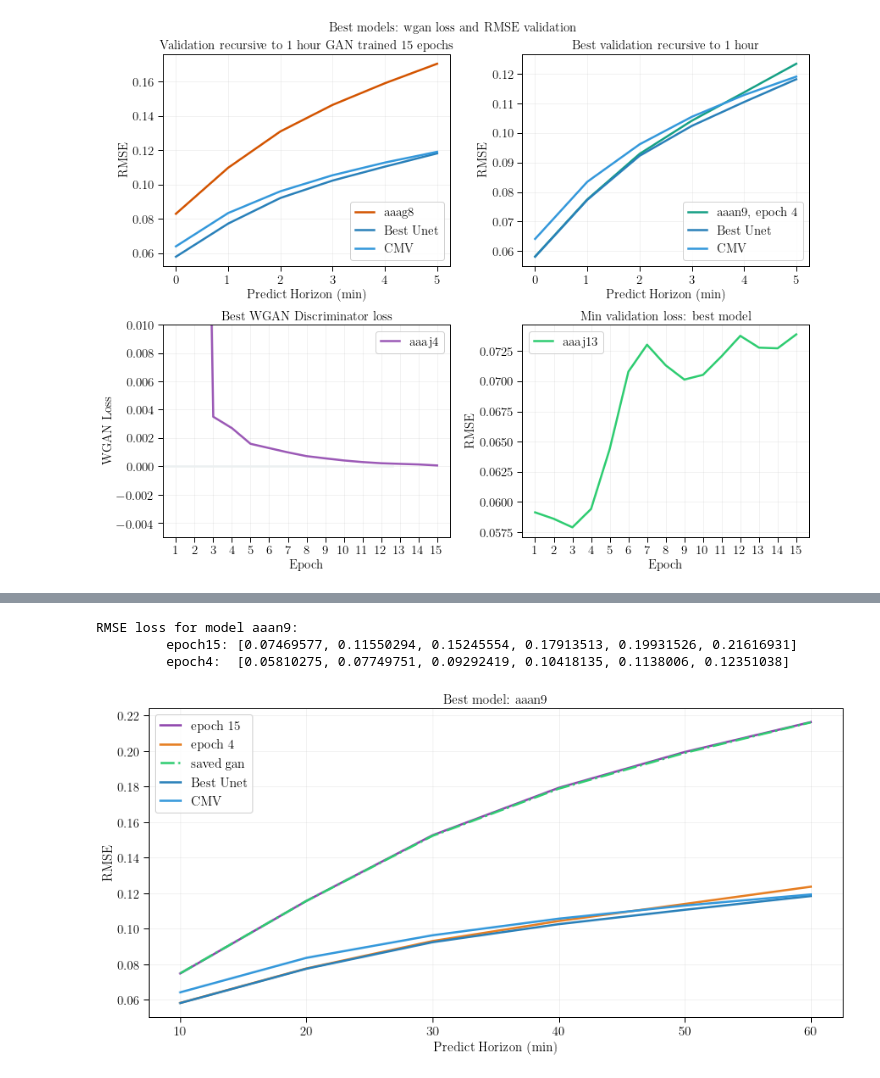
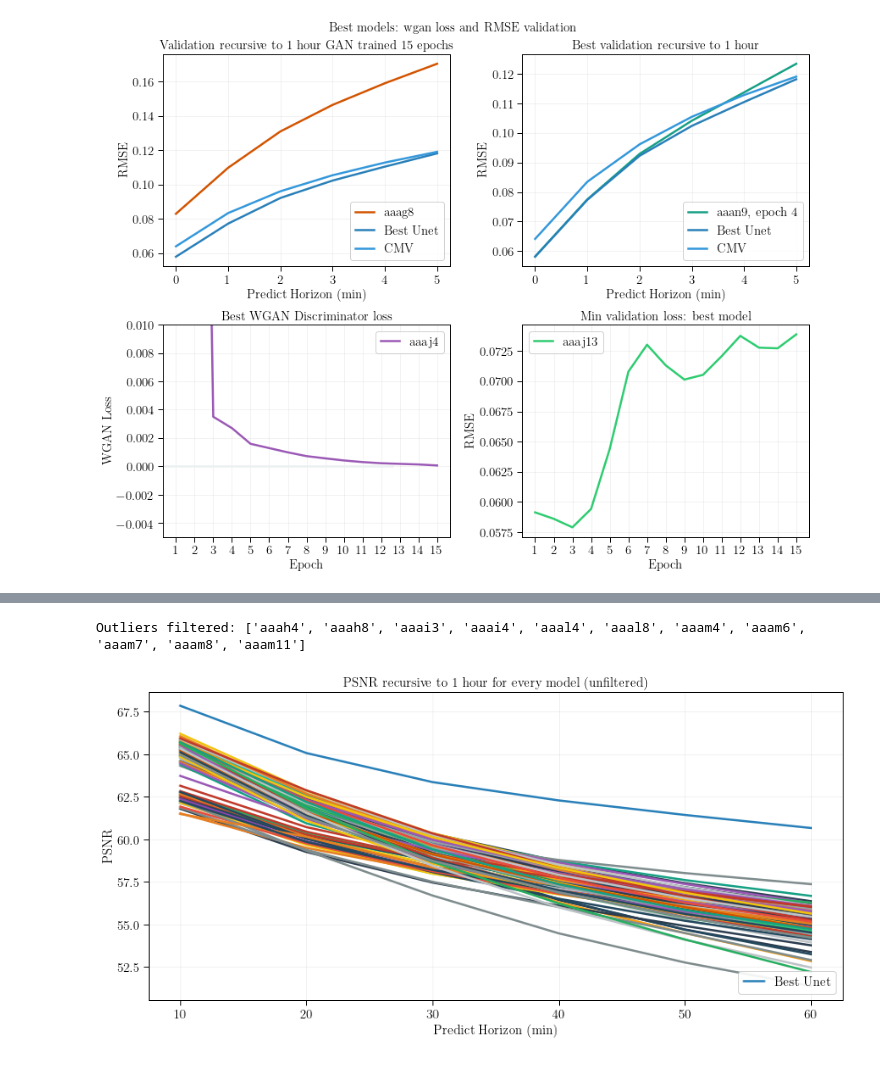
Before and after one commit to francomozo/deepCloud-latex-plots, a Jupyter notebook: deepCloud_doc_plots.ipynb, the cells around one changed output, grey strips where cells are left out. Saved outputs shown, nothing was run; the diff lists cells and outputs as text; code cells hidden in the pictures.

```diff
--- a/deepCloud_doc_plots.ipynb
+++ b/deepCloud_doc_plots.ipynb
@@ -1302,0 +1284,5 @@ aaan9
+# %%
+json_file = open('outputs/eval_exp_aaag-n_SSIM_PSNR_15ep.json')
+
+gan_exp_ssim_psnr_15ep = json.load(json_file)
+print(gan_exp_ssim_psnr_15ep.keys())
@@ -1302,0 +1291,8 @@ aaan9
+# %%
+persistencia_ssim = [0.58667306, 0.54682800, 0.52412776, 0.50838442, 0.49803107, 0.48533539]
+cmv_ssim = [0.73535717, 0.67301539, 0.64114685, 0.62226869, 0.61103228, 0.59769491]
+best_unet_ssim = [0.72984240, 0.66406355, 0.62922091, 0.61061457, 0.59787092, 0.57899503]
+
+persistencia_psnr = [0.23437698, 0.21489643, 0.203668400, 0.195894860, 0.190596280, 0.18610141]
+cmv_psnr = [0.26057745, 0.23471412, 0.220369520, 0.210825980, 0.204466350, 0.19923128]
+best_unet_psnr = [67.8386972, 65.0592290, 63.35197882, 62.27560698, 61.42294442, 60.65413292]
@@ -1303,20 +1485,15 @@ aaan9
 # %%
-# Voy a verificar si guarde los modelos en la mejor val loss o no
-# En teoria el mejor modelo es el "aaan9" en la epoca 4
-# voy a plotear este modelo en la epoca 4 y la epoca 15 y despues levantar
-# el modelo en el cluster y ver cual de las dos guardo
+# 7.4) Plot all values filtering PSNR
 
-outputs = gan_experiments['val_recursive_1hour_models_15epochs']
-aaan9_ep15 = outputs['aaan9']
+outputs = gan_exp_ssim_psnr_15ep['PSNR']
 
-outputs = gan_experiments['best_val_loss_and_epoch']
-aaan9_ep4 = outputs['aaan9']['val_rec_1hr']
+outlier_exps = []
+for k in outputs.keys():
+    if outputs[k][0] < 55:
+        outlier_exps.append(k)
+print(f'Outliers filtered: {outlier_exps}')
 
-print(f'RMSE loss for model aaan9:')
-print(f'\t epoch15: {aaan9_ep15}')
-print(f'\t epoch4:  {aaan9_ep4}')
 
-# Plotting
 show_legend = True
 
 # Enable latex text edit
@@ -1329,52 +1506,46 @@ fig.set_size_inches(12, 6)
 ax = fig.add_subplot(1, 1, 1)
 
 # Labels and Title
-ax.set_title(r'Best model: aaan9', fontsize=fontSize)
+ax.set_title(r'PSNR recursive to 1 hour for every model (unfiltered) ', fontsize=fontSize)
 ax.set_xlabel(r'Predict Horizon (min)', fontsize=fontSize)
-ax.set_ylabel(r'RMSE', fontsize=fontSize)
+ax.set_ylabel(r'PSNR', fontsize=fontSize)
+
 
 # Tick size
 ax.xaxis.set_tick_params(labelsize=fontSize)
 ax.yaxis.set_tick_params(labelsize=fontSize)
 ax.grid(alpha=.2)
 
 # Thicknes and axis colors
 for axis in ['top','bottom','left','right']:
     ax.spines[axis].set_linewidth(1.0)
 ax.tick_params(direction='out', length=6, width=1, colors='k')
 
 # Plotting
 x = range(10, 70, 10)
+i = 0
+for k in outputs.keys():
+    if k not in outlier_exps:
+        ax.plot(x, outputs[k], color=colors[i], linewidth=2.5)
+    i += 1
 
-ax.plot(x, aaan9_ep15, color=Colors.wisteria,
-                linewidth=2.5, label=f'epoch 15')
-ax.plot(x, aaan9_ep4, color=Colors.carrot,
-                linewidth=2.5, label=f'epoch {epoch}')
-
-
-saved_gan = [0.07478834, 0.11548448, 0.15211733, 0.1786568,  0.19881453, 0.21599801]
-
-ax.plot(x, saved_gan, color=Colors.emerald,
-                linewidth=2.5, linestyle=Linestyles.dashdot, label=f'saved gan')
-ax.plot(x, best_unet, color=Colors.belizeHole, linewidth=2.5, label=r'Best Unet')
-ax.plot(x, cmv, color=Colors.peterRiver, linewidth=2.5, label=r'CMV')
+ax.plot(x, best_unet_psnr, color=Colors.belizeHole, linewidth=2.5, label=r'Best Unet')
+#ax.plot(x, cmv_psnr, color=Colors.peterRiver, linewidth=2.5, label=r'CMV')
+#ax.plot(x, persistencia_psnr, color=Colors.lightPeterRiver, linewidth=2.5, label=r'Persistence')
 
 
 # Text over plots
 if show_legend:
-    ax.legend(shadow=False, loc=0, handlelength=1.5,
+    ax.legend(shadow=False, loc=4, handlelength=1.5,
             fontsize=fontSize, framealpha=0.9)
 
 # Save figure as PDF
-save_fig = True
 if save_fig:
     fig.tight_layout()
-    fig.savefig('./figures/kaka.png')
+    fig.savefig('./figures/gan_plot73_PSNR_recursive_1hr_every_model_unfiltered.pdf')
 
 plt.tight_layout()
 plt.show()
 # %% [output]
-RMSE loss for model aaan9:
-         epoch15: [0.07469577, 0.11550294, 0.15245554, 0.17913513, 0.19931526, 0.21616931]
-         epoch4:  [0.05810275, 0.07749751, 0.09292419, 0.10418135, 0.1138006, 0.12351038]
+Outliers filtered: ['aaah4', 'aaah8', 'aaai3', 'aaai4', 'aaal4', 'aaal8', 'aaam4', 'aaam6', 'aaam7', 'aaam8', 'aaam11']
-[figure, old version]
+[figure, new version]
```
Also changed, not shown: parts of 11 cells of this notebook, 3 other files.
